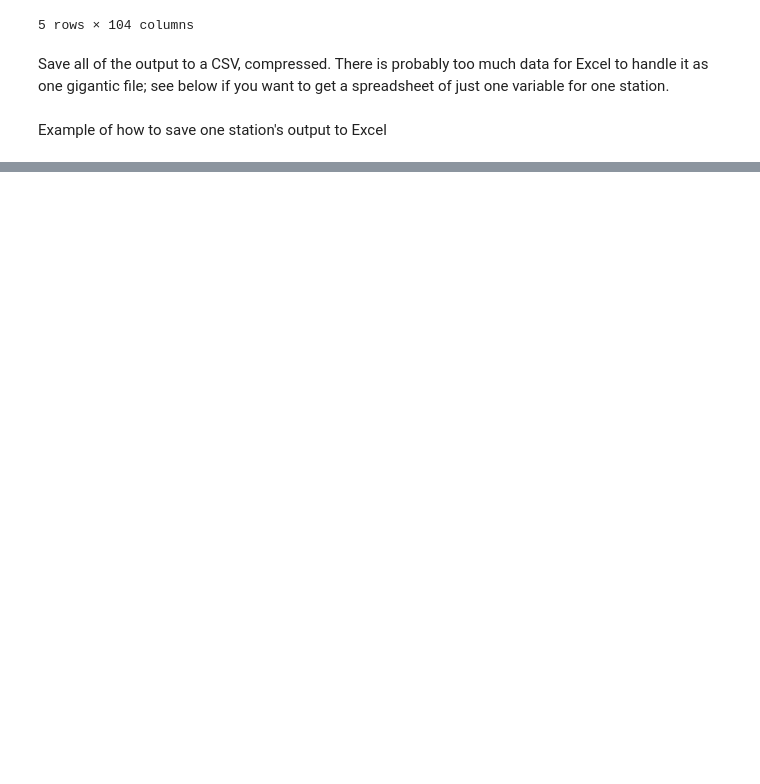
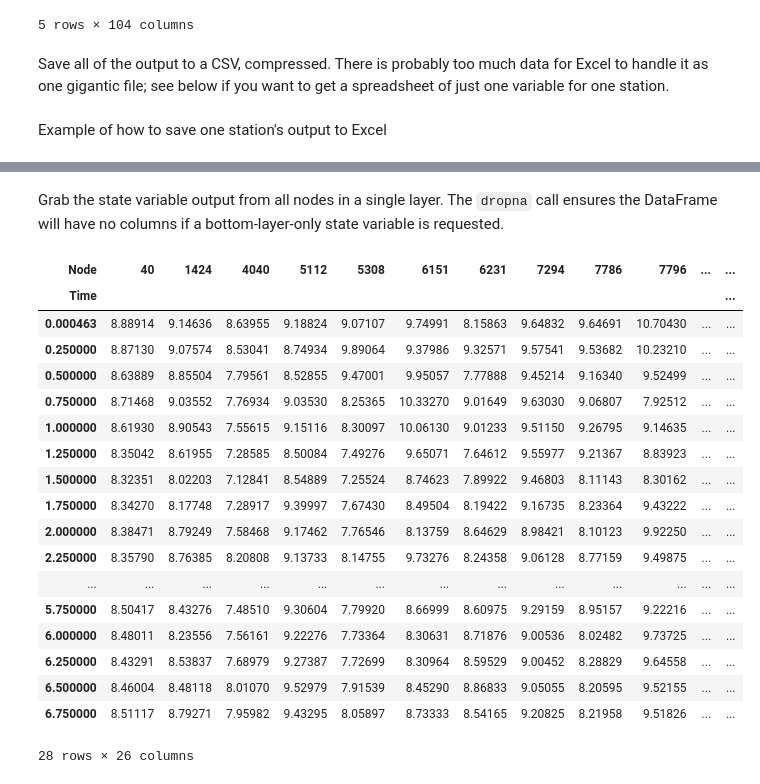
Before and after one commit to bedaro/ssm-analysis, a Jupyter notebook: Extract_Stations.ipynb, the cells around one changed output, grey strips where cells are left out. Cells and saved outputs as stored; diff of their text form; code cells hidden in the pictures; blank space fills up the shorter version.

```diff
--- a/Extract_Stations.ipynb
+++ b/Extract_Stations.ipynb
@@ -137,2 +137,26 @@ Name: DO, Length: 14610, dtype: float64
 # %%
 df.loc[:, node_to_save, :][var_to_save].to_excel("notebook_outs/node40_do.xlsx")
+# %% [markdown]
+Grab the state variable output from all nodes in a single layer. The `dropna` call ensures the DataFrame will have no columns if a bottom-layer-only state variable is requested.
+# %%
+df.loc[:, :, 1]["DO"].unstack(level=1).dropna(axis=1, how='all')
+# %% [output]
+| Node | 40 | 1424 | 4040 | 5112 | 5308 | 6151 | 6231 | 7294 | 7786 | 7796 | ... | ... |
+| Time |  |  |  |  |  |  |  |  |  |  |  | ... |
+| 0.000463 | 8.88914 | 9.14636 | 8.63955 | 9.18824 | 9.07107 | 9.74991 | 8.15863 | 9.64832 | 9.64691 | 10.70430 | ... | ... |
+| 0.250000 | 8.87130 | 9.07574 | 8.53041 | 8.74934 | 9.89064 | 9.37986 | 9.32571 | 9.57541 | 9.53682 | 10.23210 | ... | ... |
+| 0.500000 | 8.63889 | 8.85504 | 7.79561 | 8.52855 | 9.47001 | 9.95057 | 7.77888 | 9.45214 | 9.16340 | 9.52499 | ... | ... |
+| 0.750000 | 8.71468 | 9.03552 | 7.76934 | 9.03530 | 8.25365 | 10.33270 | 9.01649 | 9.63030 | 9.06807 | 7.92512 | ... | ... |
+| 1.000000 | 8.61930 | 8.90543 | 7.55615 | 9.15116 | 8.30097 | 10.06130 | 9.01233 | 9.51150 | 9.26795 | 9.14635 | ... | ... |
+| 1.250000 | 8.35042 | 8.61955 | 7.28585 | 8.50084 | 7.49276 | 9.65071 | 7.64612 | 9.55977 | 9.21367 | 8.83923 | ... | ... |
+| 1.500000 | 8.32351 | 8.02203 | 7.12841 | 8.54889 | 7.25524 | 8.74623 | 7.89922 | 9.46803 | 8.11143 | 8.30162 | ... | ... |
+| 1.750000 | 8.34270 | 8.17748 | 7.28917 | 9.39997 | 7.67430 | 8.49504 | 8.19422 | 9.16735 | 8.23364 | 9.43222 | ... | ... |
+| 2.000000 | 8.38471 | 8.79249 | 7.58468 | 9.17462 | 7.76546 | 8.13759 | 8.64629 | 8.98421 | 8.10123 | 9.92250 | ... | ... |
+| 2.250000 | 8.35790 | 8.76385 | 8.20808 | 9.13733 | 8.14755 | 9.73276 | 8.24358 | 9.06128 | 8.77159 | 9.49875 | ... | ... |
+| ... | ... | ... | ... | ... | ... | ... | ... | ... | ... | ... | ... | ... |
+| 5.750000 | 8.50417 | 8.43276 | 7.48510 | 9.30604 | 7.79920 | 8.66999 | 8.60975 | 9.29159 | 8.95157 | 9.22216 | ... | ... |
+| 6.000000 | 8.48011 | 8.23556 | 7.56161 | 9.22276 | 7.73364 | 8.30631 | 8.71876 | 9.00536 | 8.02482 | 9.73725 | ... | ... |
+| 6.250000 | 8.43291 | 8.53837 | 7.68979 | 9.27387 | 7.72699 | 8.30964 | 8.59529 | 9.00452 | 8.28829 | 9.64558 | ... | ... |
+| 6.500000 | 8.46004 | 8.48118 | 8.01070 | 9.52979 | 7.91539 | 8.45290 | 8.86833 | 9.05055 | 8.20595 | 9.52155 | ... | ... |
+| 6.750000 | 8.51117 | 8.79271 | 7.95982 | 9.43295 | 8.05897 | 8.73333 | 8.54165 | 9.20825 | 8.21958 | 9.51826 | ... | ... |
+28 rows × 26 columns
```
Also changed, not shown: parts of 5 cells of this notebook, 1 other file.
